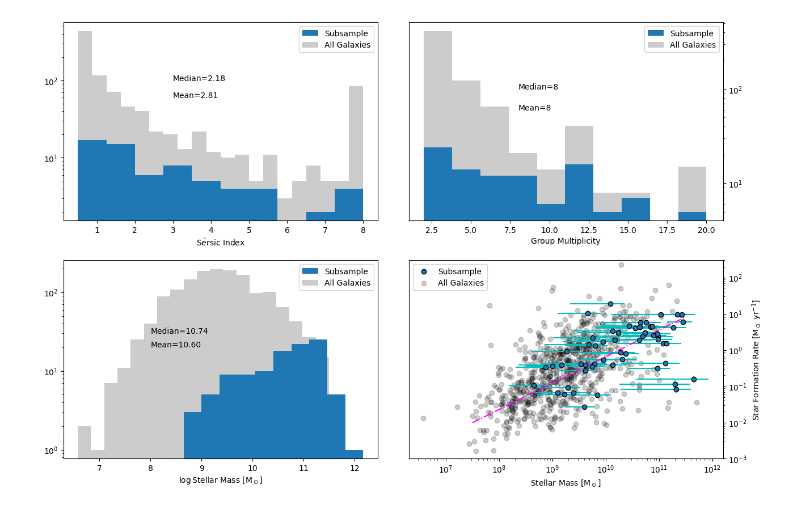
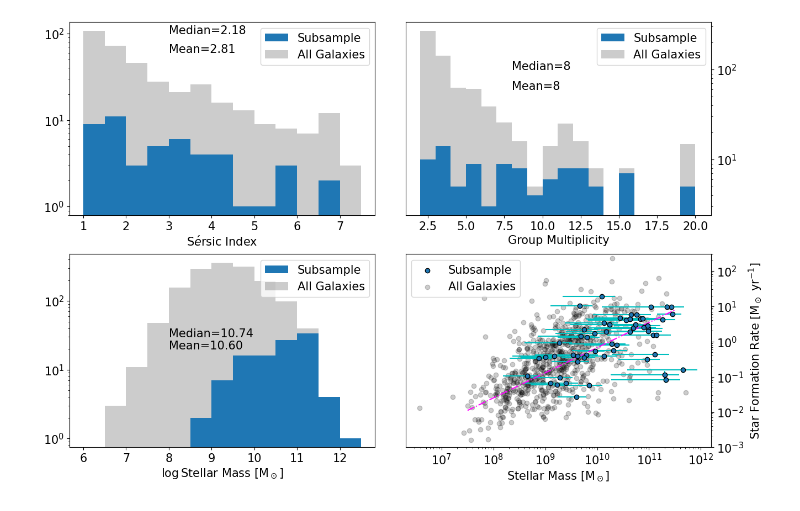
Before and after one commit to r-bagge/MAGPI_kinematics, a Jupyter notebook: plots.ipynb, the cells around one changed output. Drawn from its saved outputs; the diff is of its cells as text; code cells hidden in the pictures.

```diff
--- a/plots.ipynb
+++ b/plots.ipynb
@@ -114,7 +124,7 @@ M_sol = prospect[prospect["MAGPIID"].isin(sample["MAGPIID"])]["StellarMass_media
 M_sol_err = prospect[prospect["MAGPIID"].isin(sample["MAGPIID"])]["StellarMass_16"].to_numpy()
 M_sol_2 = prospect[prospect["MAGPIID"].isin(df2["MAGPIID"])]["StellarMass_median"].to_numpy()
 xx = np.logspace(7.5,11.5, 55)
-MS = (xx**0.730)*(10**-7.482)
+MS = (xx**0.712)*(10**-7.293)
 
 # Environment
 env = pd.read_csv("MAGPI_Emission_Lines/kinemetry_sample_env.csv")
@@ -137,8 +147,8 @@ n = n[n > 0]
 
 fig, ((ax1, ax2), (ax3, ax4)) = plt.subplots(2, 2, figsize=(15, 10))
 # Sersic
-ax1.hist(n, zorder=2, label="Subsample", bins=10)
-ax1.hist(n2, label="All Galaxies", color="k", bins=20, alpha=0.2)
+ax1.hist(n, zorder=2, label="Subsample", bins=np.arange(1,8,0.5))
+ax1.hist(n2, label="All Galaxies", color="k", bins=np.arange(1,8,0.5), alpha=0.2)
 ax1.text(s=f"Median={np.median(n):.2f}", x=3, y=100)
 ax1.text(s=f"Mean={np.mean(n):.2f}", x=3, y=60)
 #ax.set_xscale("log")
@@ -146,42 +156,42 @@ ax1.set_yscale("log")
 ax1.set_xlabel(r"S$\'{e}$rsic Index")
 ax1.legend()
 # Environment
-ax2.hist(N_Gals, label="Subsample", zorder=2)
+ax2.hist(N_Gals, label="Subsample", zorder=2,bins=np.arange(1,21,1))
 #ax2.hist(N_Gals_0, zorder=2, label="No Env. Metrics")
-ax2.hist(not_N_gals, label="All Galaxies", color="k", alpha=0.2, zorder=1)
+ax2.hist(not_N_gals, label="All Galaxies", color="k", alpha=0.2, zorder=1,bins=np.arange(1,21,1))
 ax2.set_yscale("log")
 ax2.set_xlabel("Group Multiplicity")
 ax2.text(s=f"Median={np.median(N_Gals):.0f}", x=8, y=100)
 ax2.text(s=f"Mean={np.mean(N_Gals):.0f}", x=8, y=60)
 ax2.legend()
 ax2.set_xlim(1.05,21.05)
 # Mass
-ax3.hist(np.log10(M_sol), zorder=2, label="Subsample", bins=10)
-ax3.hist(np.log10(M_sol_2), label="All Galaxies", color="k", bins=20, alpha=0.2)
+ax3.hist(np.log10(M_sol), zorder=2, label="Subsample", bins=np.arange(6,13,0.5))
+ax3.hist(np.log10(M_sol_2), label="All Galaxies", color="k", bins=np.arange(6,13,0.5), alpha=0.2)
 ax3.text(s=f"Median={np.median(np.log10(M_sol)):.2f}", x=8, y=30)
 ax3.text(s=f"Mean={np.mean(np.log10(M_sol)):.2f}", x=8, y=20)
 #ax.set_xscale("log")
 ax3.set_yscale("log")
 ax3.set_xlabel(r"$\log$Stellar Mass [M$_\odot$]")
 ax3.legend()
 # SFMS
 ax4.scatter(M_sol, SFR, zorder=3, label="Subsample", ec="k")
 ax4.errorbar(M_sol, SFR, xerr=M_sol_err, yerr=SFR_err, zorder=2, fmt=".c", ls="")
 ax4.scatter(M_sol_2, SFR_2, zorder=1, alpha=0.2, c="k", label="All Galaxies")
 ax4.plot(xx, MS, ls="dashdot", c="magenta")
 ax4.set_xscale("log")
 ax4.set_yscale("log")
 ax4.set_ylim(1e-3, 300)
 ax4.set_xlabel(r"Stellar Mass [M$_\odot$]")
 ax4.set_ylabel(r"Star Formation Rate [M$_\odot$ yr$^{-1}$]")
 ax4.legend()
 for ax in [ax2, ax4]:
     ax.yaxis.tick_right()
     ax.yaxis.set_label_position("right")
 plt.subplots_adjust(hspace=0.2, wspace=0.1)
-plt.savefig("plots/SFMS_Mass_Sersic_Env.pdf", bbox_inches="tight")
+plt.savefig("plots/paper2/SFMS_Mass_Sersic_Env.pdf", bbox_inches="tight")
 # %% [output]
-[figure, old version]
+[figure, new version]
 # %%
 def salpeter(M):
     return M**(-2.3)
```
Also changed, not shown: parts of 9 cells of this notebook, 2 other files.
